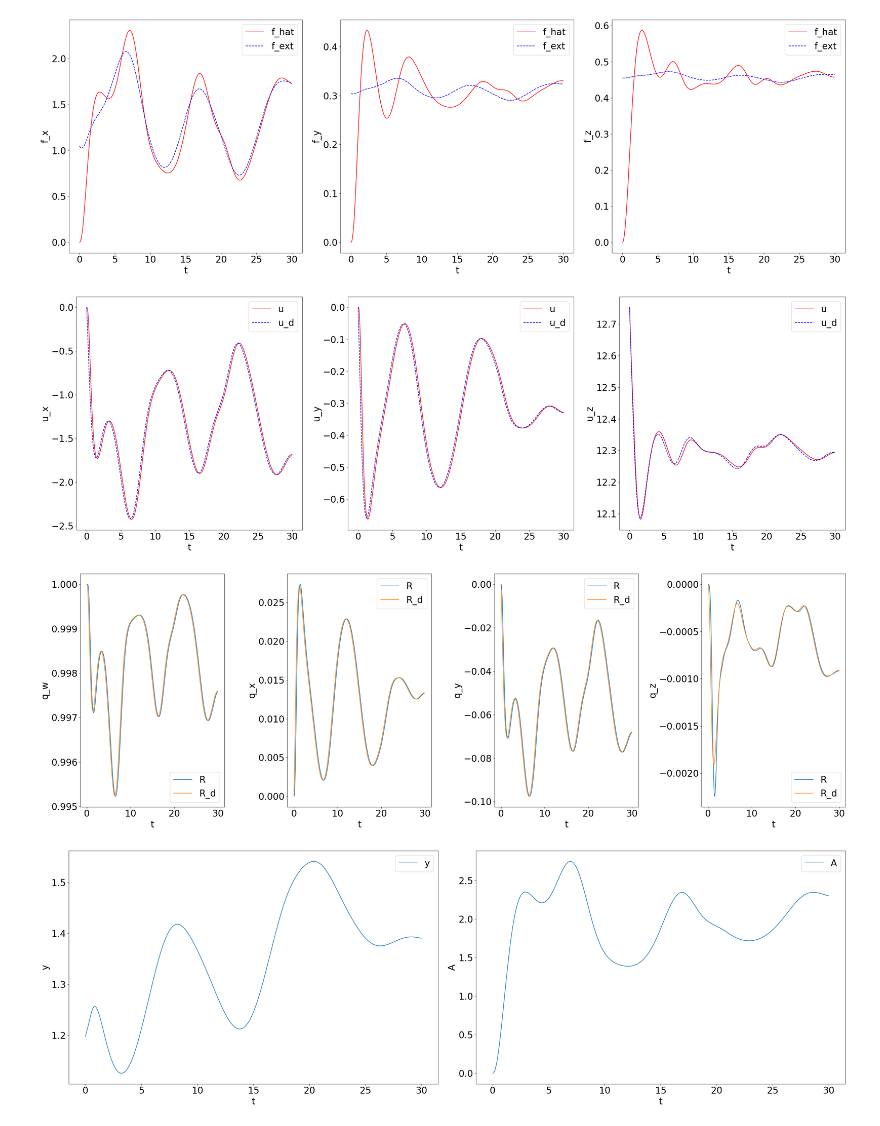
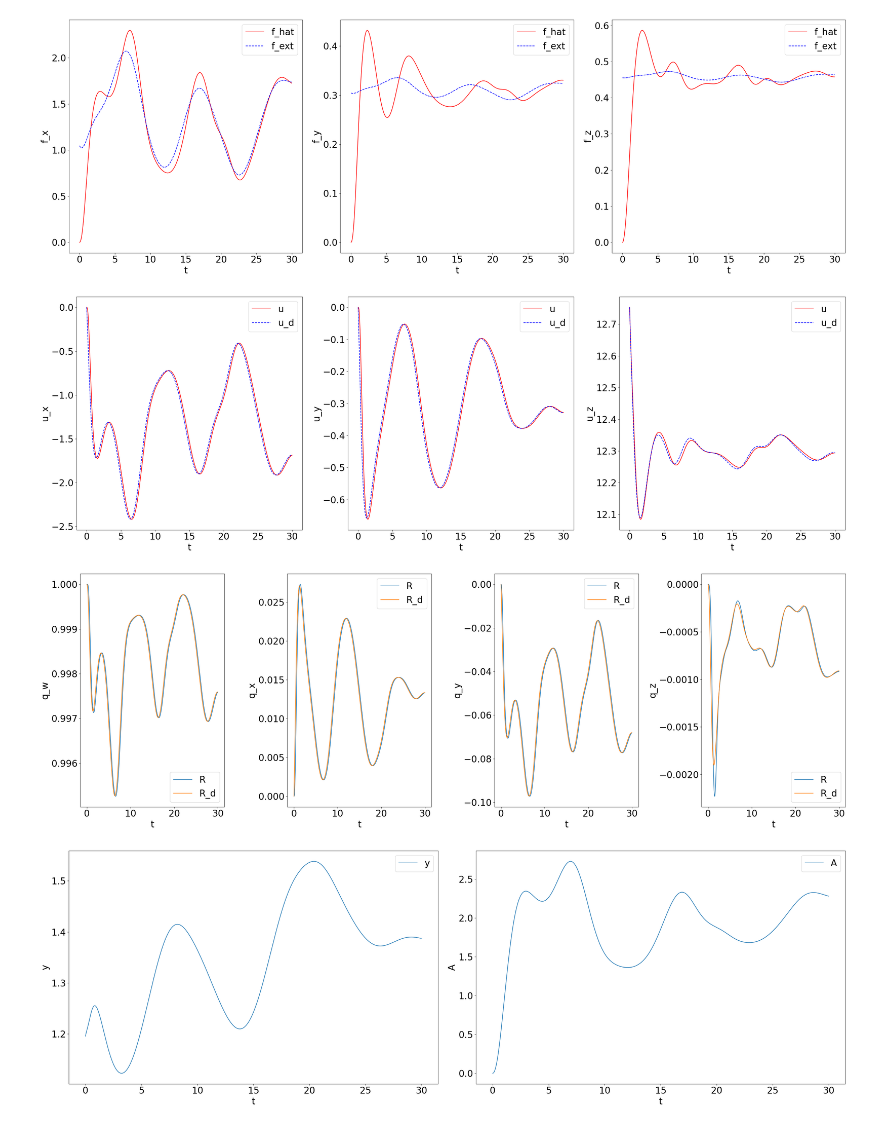
Before and after one commit to joshsohn/COML_hardware, a Jupyter notebook: test_plots.ipynb, the cells around one changed output. Drawn from its saved outputs; the diff is of its cells as text; code cells hidden in the pictures.

```diff
--- a/test_plots.ipynb
+++ b/test_plots.ipynb
@@ -865,8 +865,8 @@ def plot_losses(raw, xlim=None, ylim=None):
 # filename = 'seed=0_M=50_E=1000_pinit=2.00_pfreq=2000_regP=1.0000.pkl'
 # trial_name = 'reg_P_1e-2_reg_k_R_0_k_R_scale_1.1_k_R_z_1.4'
 # filename = 'seed=0_M=50_E=1000_pinit=2.00_pfreq=2000_regP=0.0100.pkl'
-# trial_name = 'reg_P_1e-1_reg_k_R_0_k_R_scale_1.1_k_R_z_1.4'
-# filename = 'seed=0_M=50_E=1000_pinit=2.00_pfreq=2000_regP=0.1000.pkl'
+trial_name = 'reg_P_1e-1_reg_k_R_0_k_R_scale_1.1_k_R_z_1.4'
+filename = 'seed=0_M=50_E=1000_pinit=2.00_pfreq=2000_regP=0.1000.pkl'
 # trial_name = 'reg_P_2e-3_reg_k_R_0_k_R_scale_1.15'
 # filename = 'seed=0_M=50_E=1000_pinit=2.00_pfreq=2000_regP=0.0020.pkl'
 # trial_name = 'reg_P_2e-3_reg_k_R_2e-3_k_R_z_1'
@@ -931,8 +931,8 @@ k_Omega: [0.26938158 0.2679648  0.24011368]
 [figure]
 [figure]
 [figure]
 [figure]
-[figure, old version]
+[figure, new version]
 [figure]
 # %%
 pkl = f'{trial_name}/{filename}'
```
Also changed, not shown: parts of 2 cells of this notebook, 2 other files.
